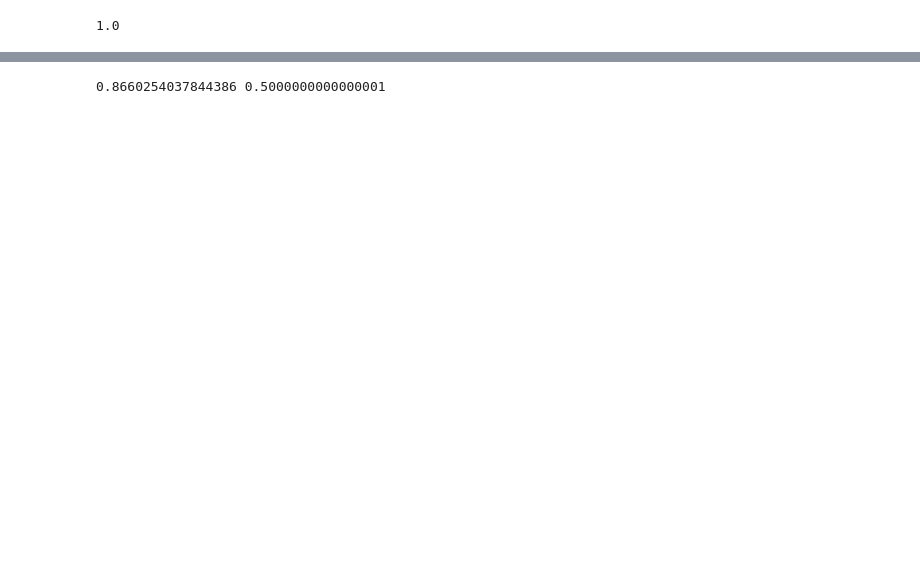
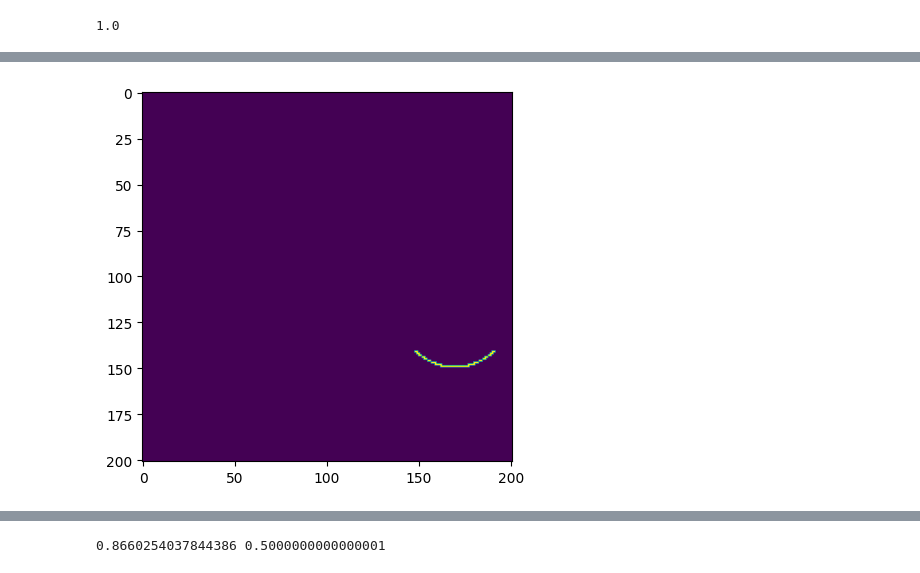
Before and after one commit to vippolitov/fresco-reassembling, a Jupyter notebook: code/2_new_find_transform.ipynb, the cells around one changed output, grey strips where cells are left out. Saved outputs shown, nothing was run; the diff lists cells and outputs as text; code cells hidden in the pictures; blank space fills up the shorter version.

```diff
--- a/code/2_new_find_transform.ipynb
+++ b/code/2_new_find_transform.ipynb
@@ -42,3 +44,17 @@ plt.show()
+# %%
+img = np.zeros((201,201))
+line2 = []
+for theta in np.arange(np.pi / 4, 3 * np.pi/4,0.01):
+#     x = 110+30*np.cos(theta)
+#     y = 20+30*np.sin(theta)
+    x = 70+30*np.cos(theta)
+    y = 20+30*np.sin(theta)
+    line2.append([x,y])
+    img[int(y) + 100,int(x) + 100]=1
+plt.imshow(img)
+plt.show()
+# %% [output]
+[figure, added]
 # %%
 frdist(line1,line2)
 # %% [output]
```
Also changed, not shown: parts of 9 cells of this notebook, 9 other files.
